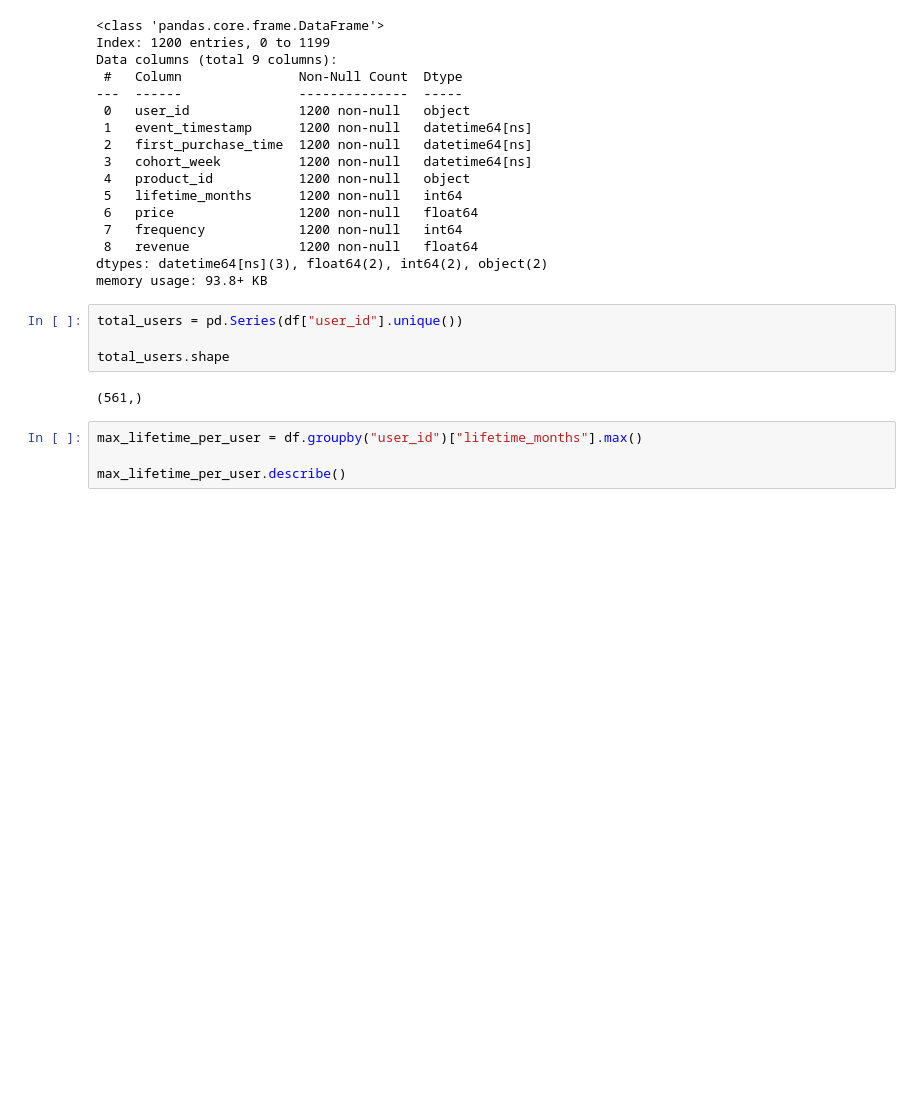
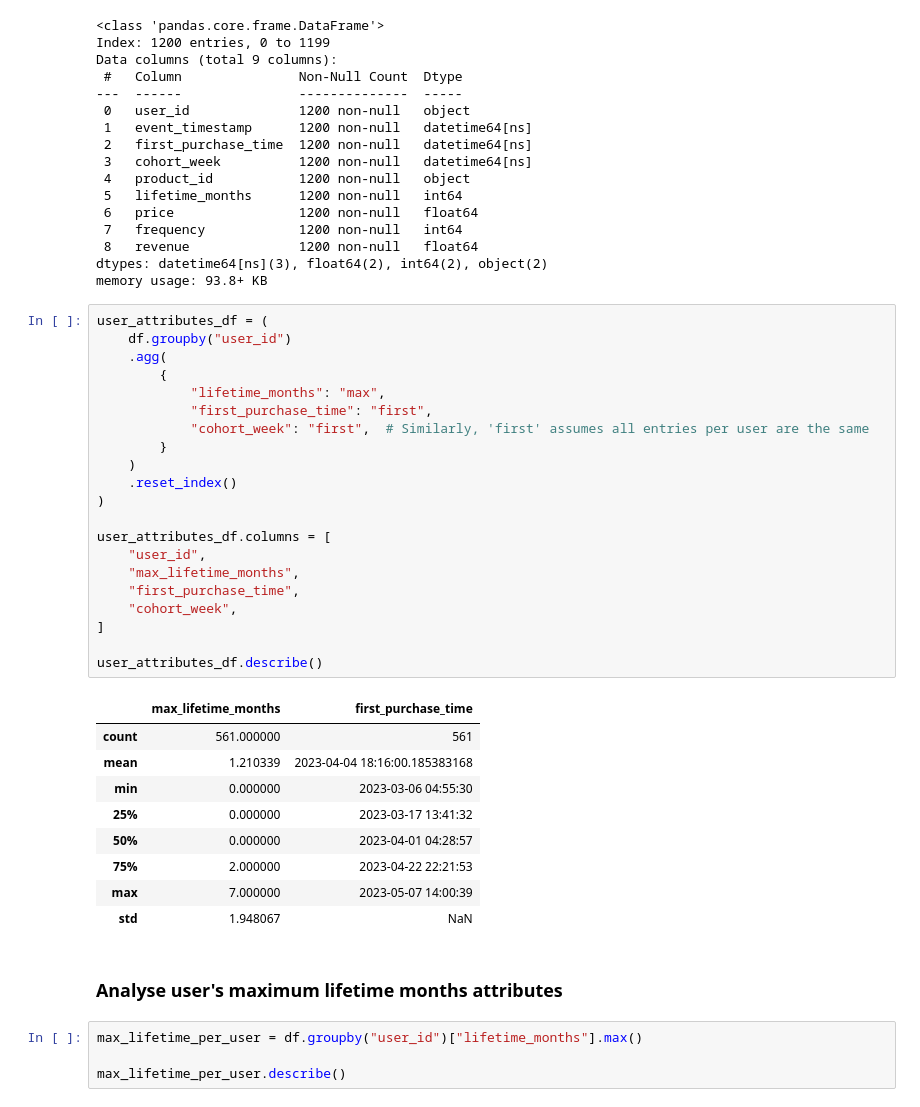
Before and after one commit to LiudmylaKulinchenko/mobileapp-abtest-ltv, a Jupyter notebook: notebooks/ltv_analysis.ipynb, the cells around one changed output. Drawn from its saved outputs; the diff is of its cells as text; blank space fills up the shorter version.

```diff
--- a/notebooks/ltv_analysis.ipynb
+++ b/notebooks/ltv_analysis.ipynb
@@ -28,12 +34,39 @@ Data columns (total 9 columns):
  8   revenue              1200 non-null   float64
 dtypes: datetime64[ns](3), float64(2), int64(2), object(2)
 memory usage: 93.8+ KB
-# %%
-total_users = pd.Series(df["user_id"].unique())
-
-total_users.shape
-# %% [output]
-(561,)
+# %%
+user_attributes_df = (
+    df.groupby("user_id")
+    .agg(
+        {
+            "lifetime_months": "max",
+            "first_purchase_time": "first",
+            "cohort_week": "first",  # Similarly, 'first' assumes all entries per user are the same
+        }
+    )
+    .reset_index()
+)
+
+user_attributes_df.columns = [
+    "user_id",
+    "max_lifetime_months",
+    "first_purchase_time",
+    "cohort_week",
+]
+
+user_attributes_df.describe()
+# %% [output]
+|  | max_lifetime_months | first_purchase_time |
+| count | 561.000000 | 561 |
+| mean | 1.210339 | 2023-04-04 18:16:00.185383168 |
+| min | 0.000000 | 2023-03-06 04:55:30 |
+| 25% | 0.000000 | 2023-03-17 13:41:32 |
+| 50% | 0.000000 | 2023-04-01 04:28:57 |
+| 75% | 2.000000 | 2023-04-22 22:21:53 |
+| max | 7.000000 | 2023-05-07 14:00:39 |
+| std | 1.948067 | NaN |
+# %% [markdown]
+### Analyse user's maximum lifetime months attributes
 # %%
 max_lifetime_per_user = df.groupby("user_id")["lifetime_months"].max()
 
```
Also changed, not shown: parts of 13 cells of this notebook, 14 other files.
